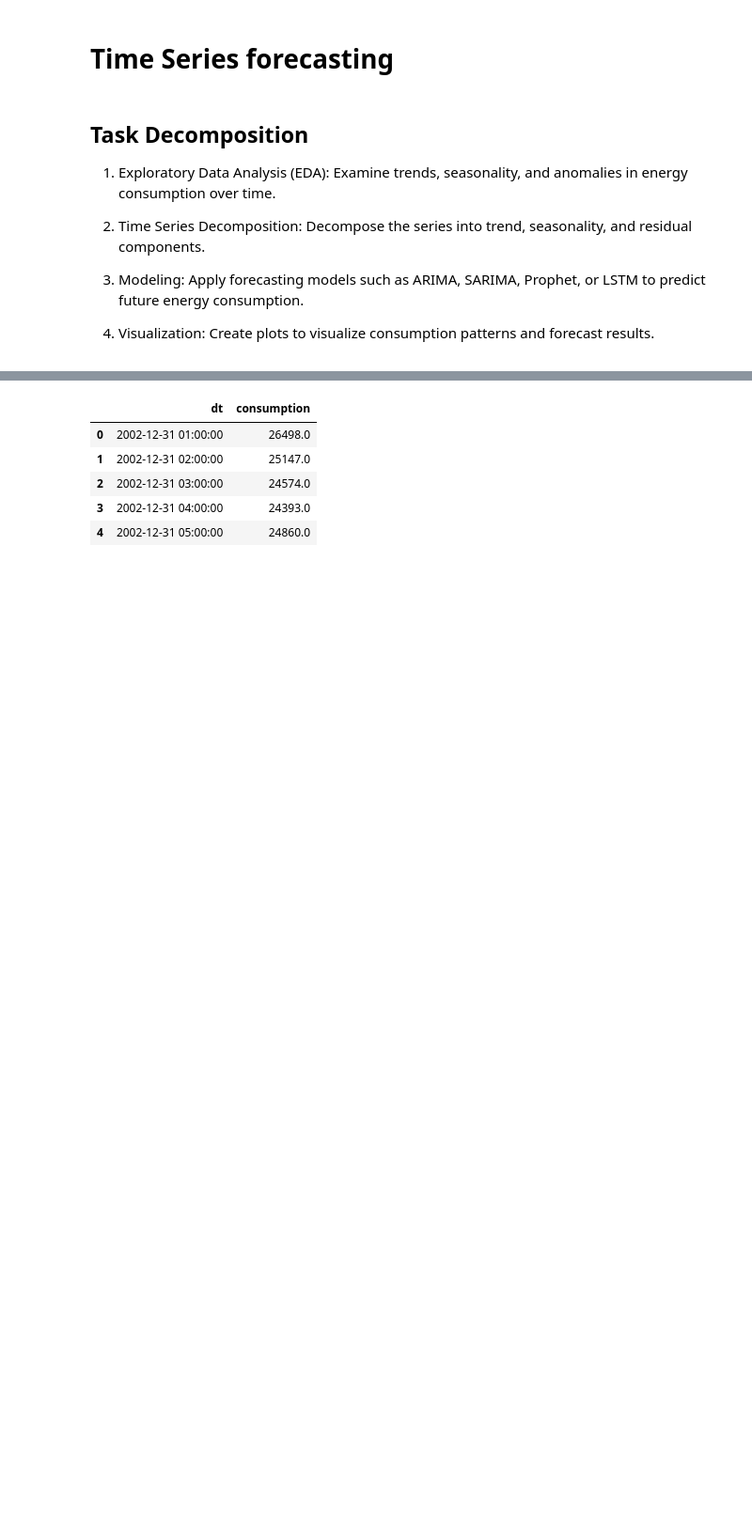
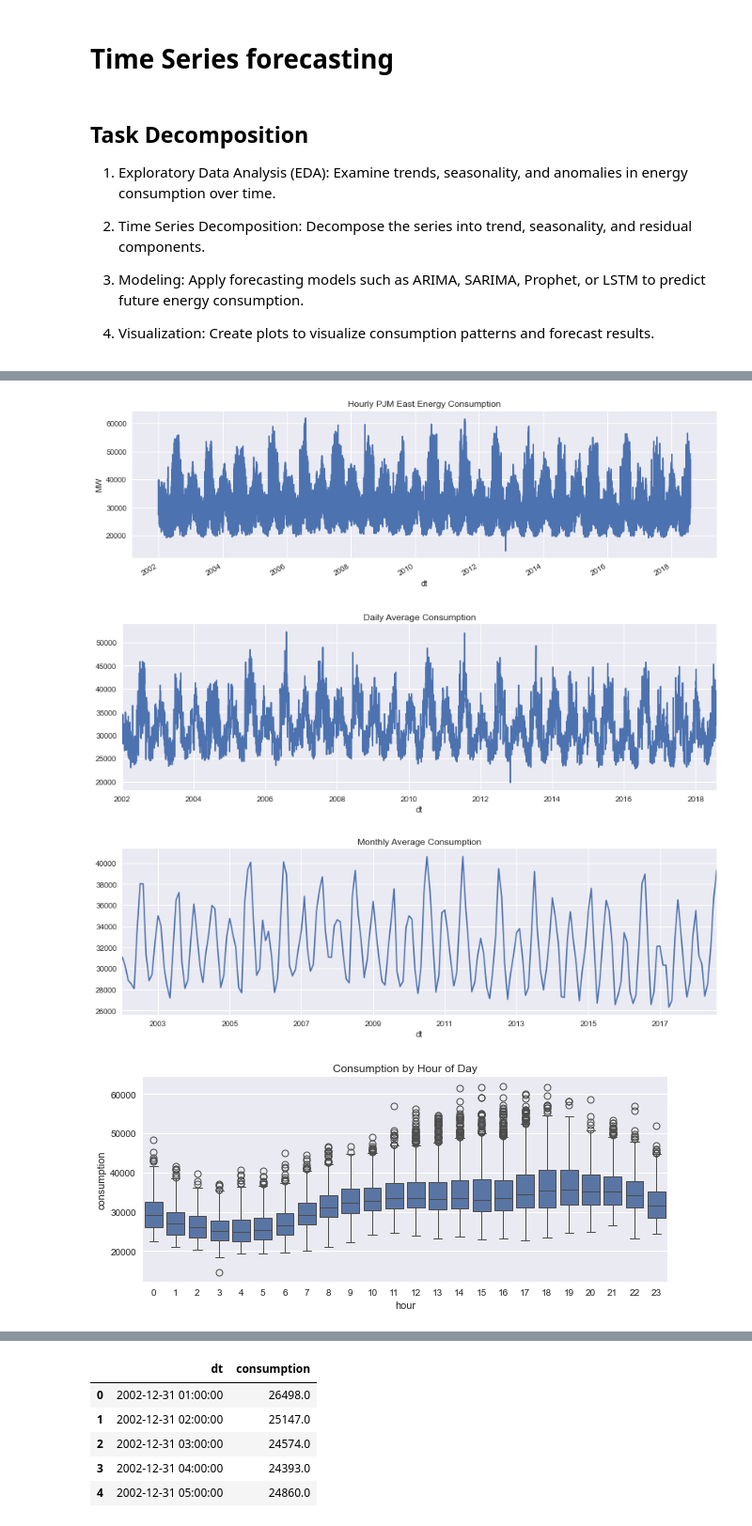
Before and after one commit to maxegorovpt/da_portfolio, a Jupyter notebook: 01_business_cases/time_series_analysis_in_progress/Time Series Prediction.ipynb, the cells around one changed output, grey strips where cells are left out. Shown at 94% size. Saved outputs shown, nothing was run; the diff lists cells and outputs as text; code cells hidden in the pictures; blank space fills up the shorter version.

```diff
--- a/01_business_cases/time_series_analysis_in_progress/Time Series Prediction.ipynb
+++ b/01_business_cases/time_series_analysis_in_progress/Time Series Prediction.ipynb
@@ -20,3 +194,19 @@ import pandas as pd
 import seaborn as sns
 import matplotlib.pyplot as plt
 from sklearn.metrics import mean_squared_error, mean_absolute_error
+# %%
+import pandas as pd
+import matplotlib.pyplot as plt
+import seaborn as sns
+
+plt.style.use("seaborn-v0_8")
+
+df = (
+    pd.read_csv("pjme_hourly.csv")  # your file
+      .rename(columns={"Datetime": "dt", "PJME_MW": "consumption"})
+)
+df["dt"] = pd.to_datetime(df["dt"])
+df = df.sort_values("dt").set_index("dt")
+
+df.info()
+df["consumption"].describe()
@@ -22,0 +242,39 @@ from sklearn.metrics import mean_squared_error, mean_absolute_error
+# %%
+fig, ax = plt.subplots(figsize=(14, 4))
+df["consumption"].plot(ax=ax)
+ax.set_title("Hourly PJM East Energy Consumption")
+ax.set_ylabel("MW")
+plt.show()
+
+# Daily average
+daily = df["consumption"].resample("D").mean()
+fig, ax = plt.subplots(figsize=(14, 4))
+daily.plot(ax=ax)
+ax.set_title("Daily Average Consumption")
+plt.show()
+
+# Monthly average
+monthly = df["consumption"].resample("ME").mean()
+fig, ax = plt.subplots(figsize=(14, 4))
+monthly.plot(ax=ax)
+ax.set_title("Monthly Average Consumption")
+plt.show()
+
+# Hour-of-day and day-of-week seasonality
+df["hour"] = df.index.hour
+df["dow"] = df.index.dayofweek  # 0=Mon
+
+plt.figure(figsize=(10,4))
+sns.boxplot(data=df.sample(20000), x="hour", y="consumption")
+plt.title("Consumption by Hour of Day")
+plt.show()
+
+plt.figure(figsize=(8,4))
+sns.boxplot(data=df.sample(20000), x="dow", y="consumption")
+plt.title("Consumption by Day of Week")
+plt.show()
+# %% [output]
+[figure, added]
+[figure, added]
+[figure, added]
+[figure, added]
```
Also changed, not shown: parts of 20 cells of this notebook, 1 other file.
